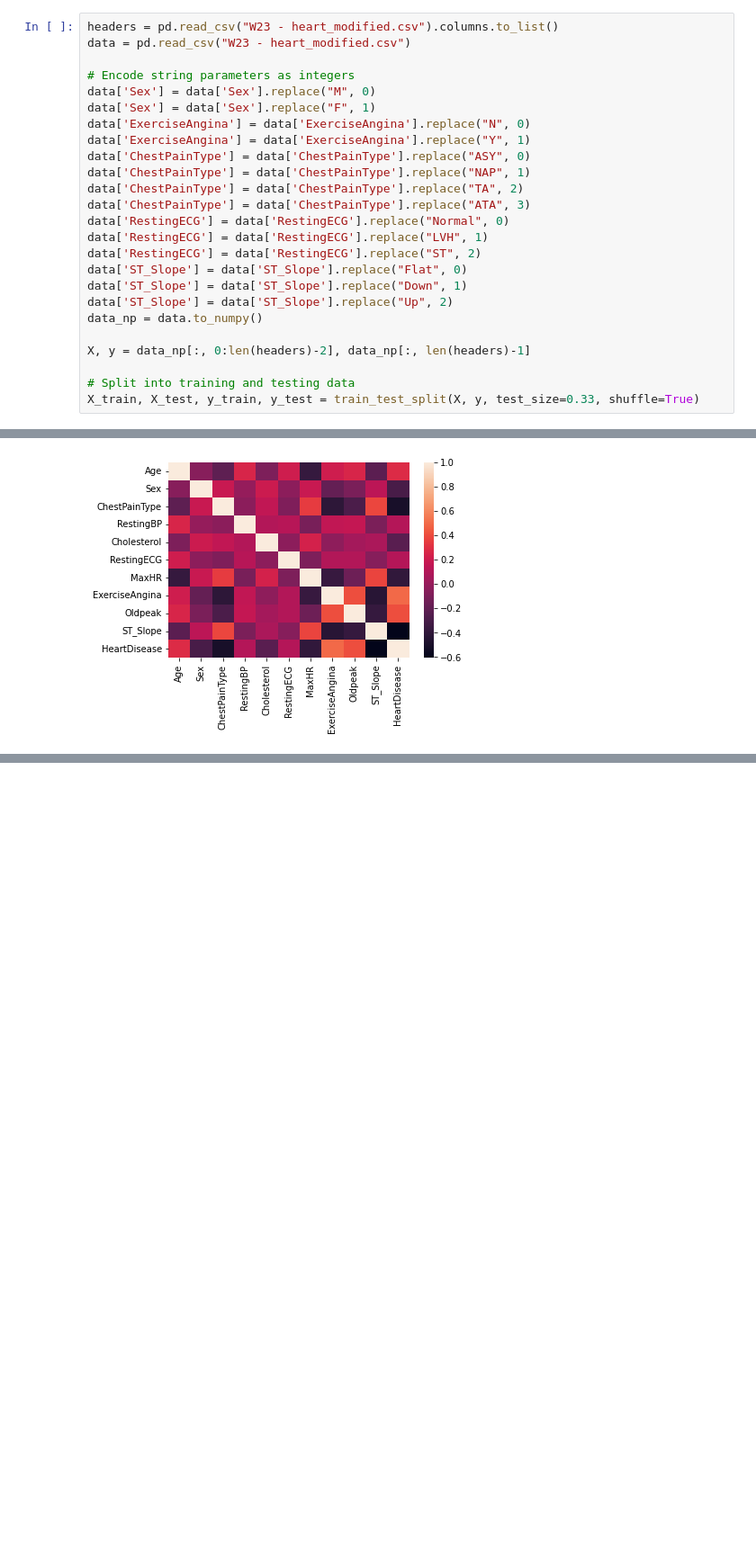
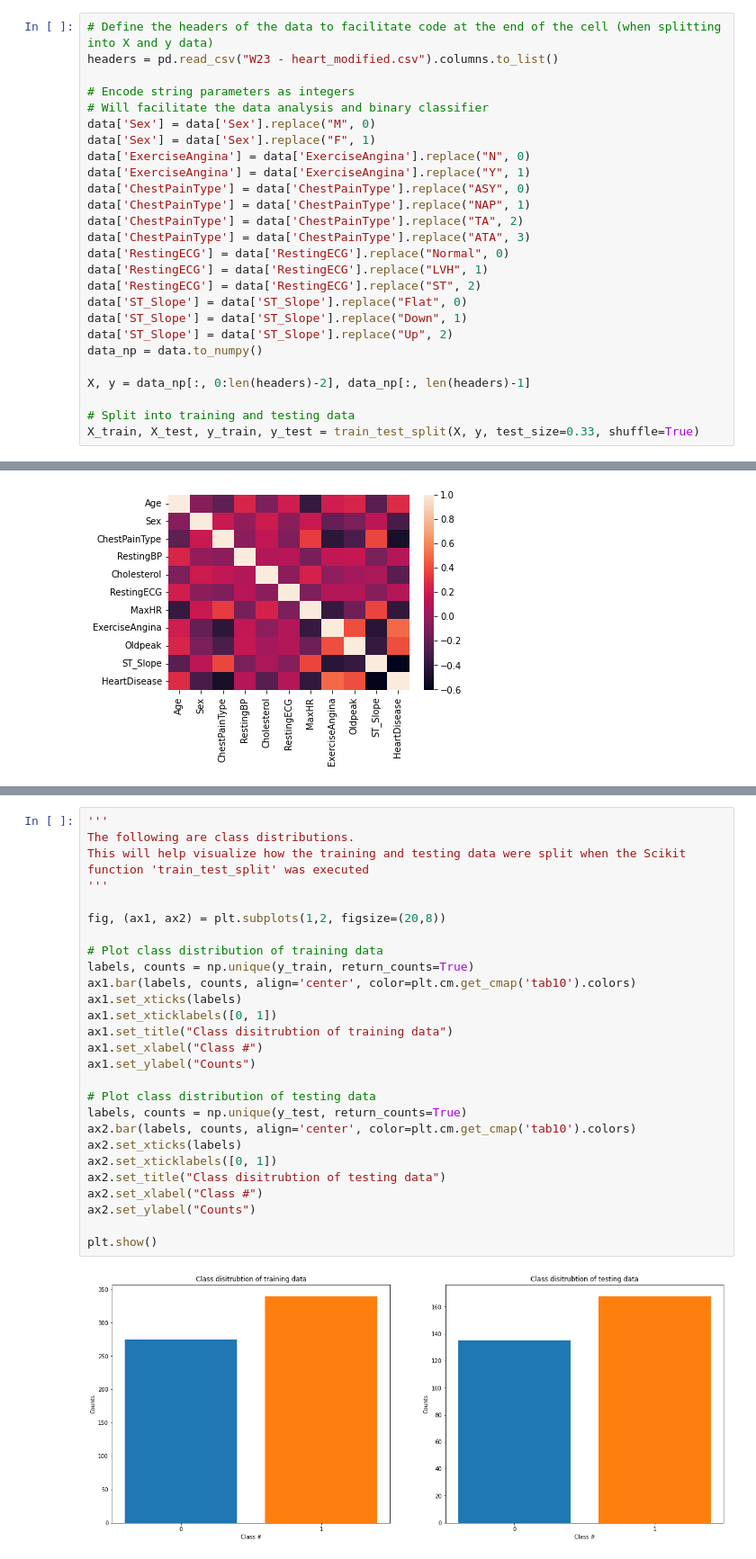
Before and after one commit to oliver-miller/ECSE557, a Jupyter notebook: A1/assignment1.ipynb, the cells around one changed output, grey strips where cells are left out. Shown at 90% size. Drawn from its saved outputs; the diff is of its cells as text; blank space fills up the shorter version.

```diff
--- a/A1/assignment1.ipynb
+++ b/A1/assignment1.ipynb
@@ -31,8 +33,9 @@ display(data)
 # %%
+# Define the headers of the data to facilitate code at the end of the cell (when splitting into X and y data)
 headers = pd.read_csv("W23 - heart_modified.csv").columns.to_list()
-data = pd.read_csv("W23 - heart_modified.csv")
 
 # Encode string parameters as integers
+# Will facilitate the data analysis and binary classifier
 data['Sex'] = data['Sex'].replace("M", 0)
 data['Sex'] = data['Sex'].replace("F", 1)
 data['ExerciseAngina'] = data['ExerciseAngina'].replace("N", 0)
@@ -104,0 +76,29 @@ print(accuracy)
+# %%
+'''
+The following are class distributions.
+This will help visualize how the training and testing data were split when the Scikit function 'train_test_split' was executed
+'''
+
+fig, (ax1, ax2) = plt.subplots(1,2, figsize=(20,8))
+
+# Plot class distribution of training data
+labels, counts = np.unique(y_train, return_counts=True)
+ax1.bar(labels, counts, align='center', color=plt.cm.get_cmap('tab10').colors)
+ax1.set_xticks(labels)
+ax1.set_xticklabels([0, 1])
+ax1.set_title("Class disitrubtion of training data")
+ax1.set_xlabel("Class #")
+ax1.set_ylabel("Counts")
+
+# Plot class distribution of testing data
+labels, counts = np.unique(y_test, return_counts=True)
+ax2.bar(labels, counts, align='center', color=plt.cm.get_cmap('tab10').colors)
+ax2.set_xticks(labels)
+ax2.set_xticklabels([0, 1])
+ax2.set_title("Class disitrubtion of testing data")
+ax2.set_xlabel("Class #")
+ax2.set_ylabel("Counts")
+
+plt.show()
+# %% [output]
+[figure, added]
```
Also changed, not shown: parts of 16 cells of this notebook.
